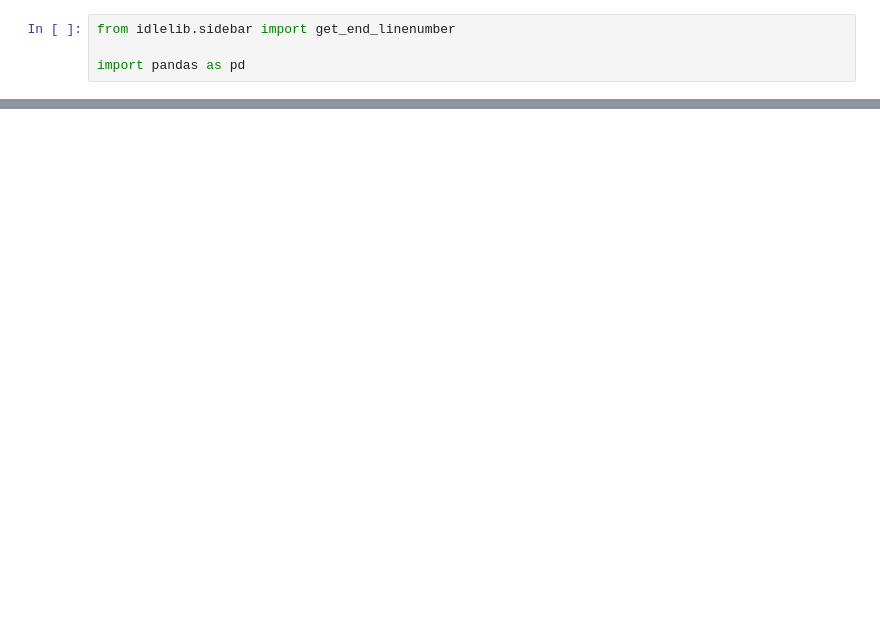
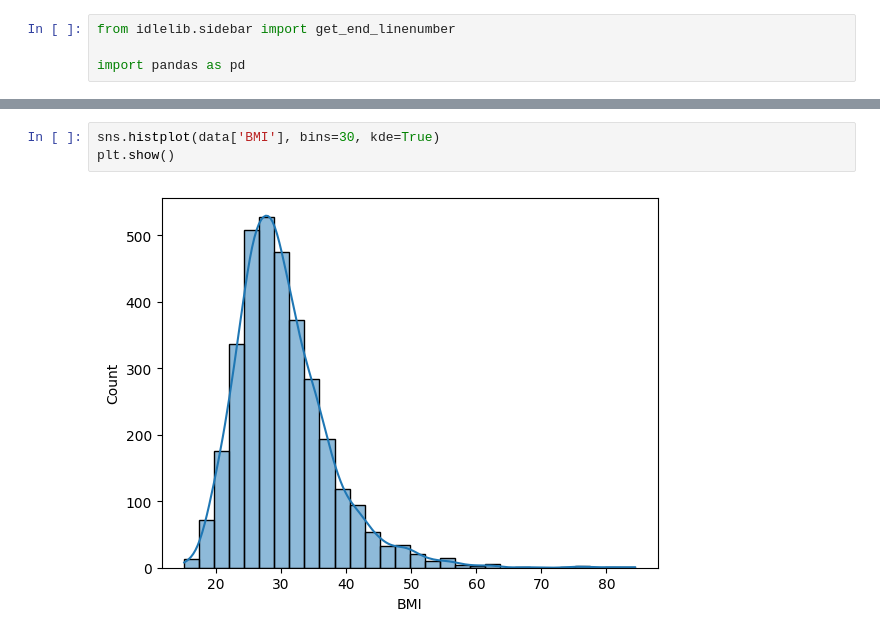
Before and after one commit to Oliwier-M/osteoporosis-AI, a Jupyter notebook: data.ipynb, the cells around one changed output, grey strips where cells are left out. Saved outputs shown, nothing was run; the diff lists cells and outputs as text; blank space fills up the shorter version.

```diff
--- a/data.ipynb
+++ b/data.ipynb
@@ -154,0 +171,5 @@ patient_rows
+# %%
+sns.histplot(data['BMI'], bins=30, kde=True)
+plt.show()
+# %% [output]
+[figure, added]
```
Also changed, not shown: parts of 48 cells of this notebook, 1 other file.
